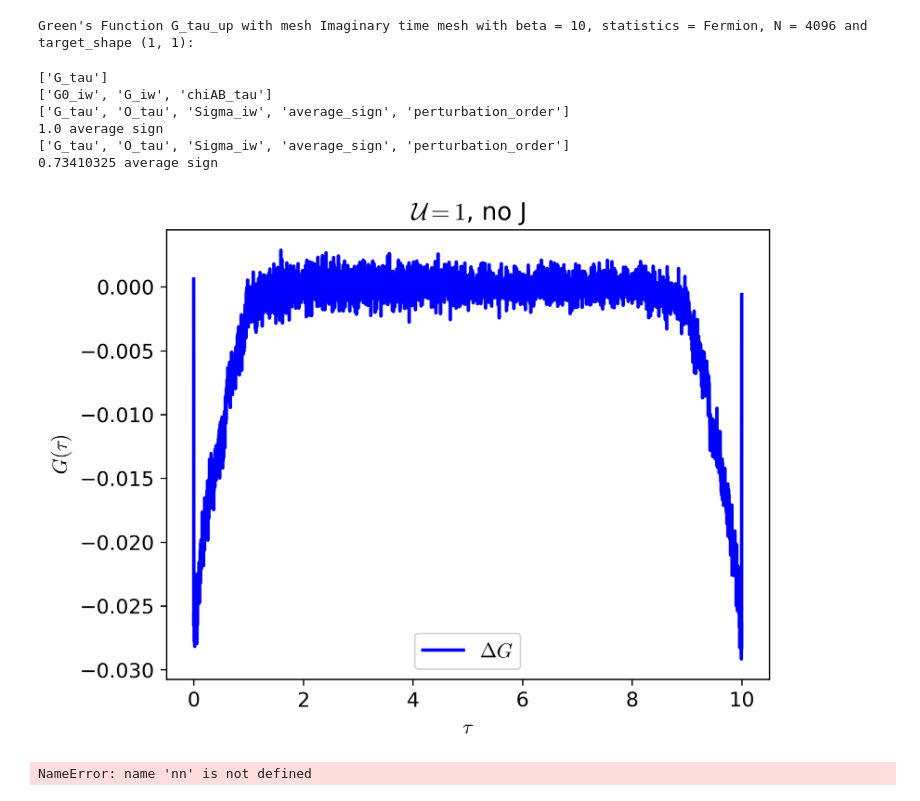
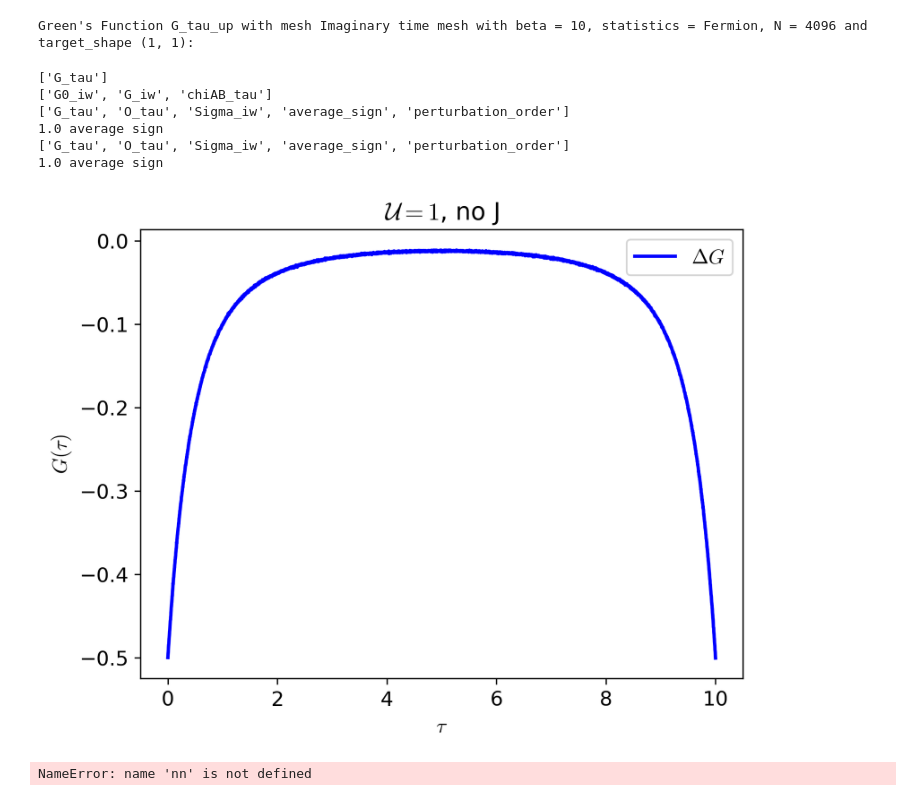
Before and after one commit to andrewkhardy/cthyb, a Jupyter notebook: benchmark/dynamic_int/CTHYB_Benchmarking.ipynb, the cells around one changed output. Drawn from its saved outputs; the diff is of its cells as text; code cells hidden in the pictures.

```diff
--- a/benchmark/dynamic_int/CTHYB_Benchmarking.ipynb
+++ b/benchmark/dynamic_int/CTHYB_Benchmarking.ipynb
@@ -151,45 +151,45 @@ with HDFArchive(f"{data_loc}/spin_spin_ctint_J-1.0-U-4.0_0.0_1.0_1.0_1.0_1.0_b-1
 #     nn_ctint_iw = A["chiAB_iw"]
     #nn_ctint = make_gf_from_fourier(nn_ctint_iw)
 
-with HDFArchive(f"{data_loc}/spin_spin_cthyb_J-1.0-U-4.0_0.0_b-10.0_nw-1000000_mins-50_lf=True_nl=50.h5", "r") as A:
+with HDFArchive(f"{data_loc}/spin_spin_cthyb_J-1.0-U-4.0_0.0_b-10.0_nw-1000000_mins-50_lf=True_nl=1.h5", "r") as A:
 #with HDFArchive(f"{data_loc}/spin_spin_cthyb_J-1.0-U-4.0_0.0_1.0_1.0_1.0_1.0_b-10.0_nw-1000000_mins-50.h5", "r") as A:
 
 
     print(A.keys())
     G_tau_hyb = A["G_tau"]
     print(A["average_sign"], "average sign")
     x = A["perturbation_order"]
     Sz = A["O_tau"]
     Sigma_iw_hyb = A["Sigma_iw"]
 
 
-with HDFArchive(f"{data_loc}/spin_spin_cthyb_J-1.0-U-4.0_0.0_1.0_1.0_1.0_1.0_b-10.0_nw-1000000_mins-50_lf=False.h5", "r") as A:
-#with HDFArchive(f"{data_loc}/spin_spin_cthyb_J-1.0-U-4.0_0.0_1.0_1.0_1.0_1.0_b-10.0_nw-1000000_mins-50.h5", "r") as A:
+#with HDFArchive(f"{data_loc}/spin_spin_cthyb_J-1.0-U-4.0_0.0_1.0_1.0_1.0_1.0_b-10.0_nw-1000000_mins-50_lf=False.h5", "r") as A:
+with HDFArchive(f"{data_loc}/spin_spin_cthyb_J-1.0-U-4.0_0.0_b-10.0_nw-1000000_mins-50_lf=True_nl=150.h5", "r") as A:
     print(A.keys())
     G_tau_old = A["G_tau"]
     print(A["average_sign"], "average sign")
     x = A["perturbation_order"]
     Sz = A["O_tau"]
     Sigma_iw_hyb = A["Sigma_iw"]
-oplot(G_tau_old["up"].real- G_tau_hyb["up"].real, color="blue", linewidth = 2.0, label=r"$\Delta G$")
-#oplot(G_tau_hyb["up"].real, color="orange", linewidth = 2.0, label="CTHYB")
+oplot(G_tau_hyb["up"].real, color="blue", linewidth = 2.0, label=r"$\Delta G$")
+oplot(G_tau_old["up"].real, color="orange", linewidth = 2.0, label="CTHYB")
 #oplot(G_int_tau["up"].real, color="green", linewidth = 2.0, label="CTINT new")
 plt.title(r"$\mathcal{U} = 1$, no J")
 plt.ylabel(r"$G(\tau)$")
 #plt.ylim(-0.05, 0.0)
 # #plt.xlim(0.0,0.2)
 # plt.xlim(9.7,10.0)
 # plt.ylim(-0.55,-0.3)
 plt.legend()
 plt.show()
 # %% [output]
 ['G_tau']
 ['G0_iw', 'G_iw', 'chiAB_tau']
 ['G_tau', 'O_tau', 'Sigma_iw', 'average_sign', 'perturbation_order']
 1.0 average sign
 ['G_tau', 'O_tau', 'Sigma_iw', 'average_sign', 'perturbation_order']
-0.73410325 average sign
+1.0 average sign
-[figure, old version]
+[figure, new version]
 # %%
 Sz_ctseg = 0.25*(nn["up", "up"   ] - nn["up", "down"] - nn["down", "up"] +nn["down", "down"])
 Sz_nu = 0.25*(nn_nu["up", "up" ] - nn_nu["up", "down"] - nn_nu["down", "up"] +nn_nu["down", "down"])
```
Also changed, not shown: 3 other files.
